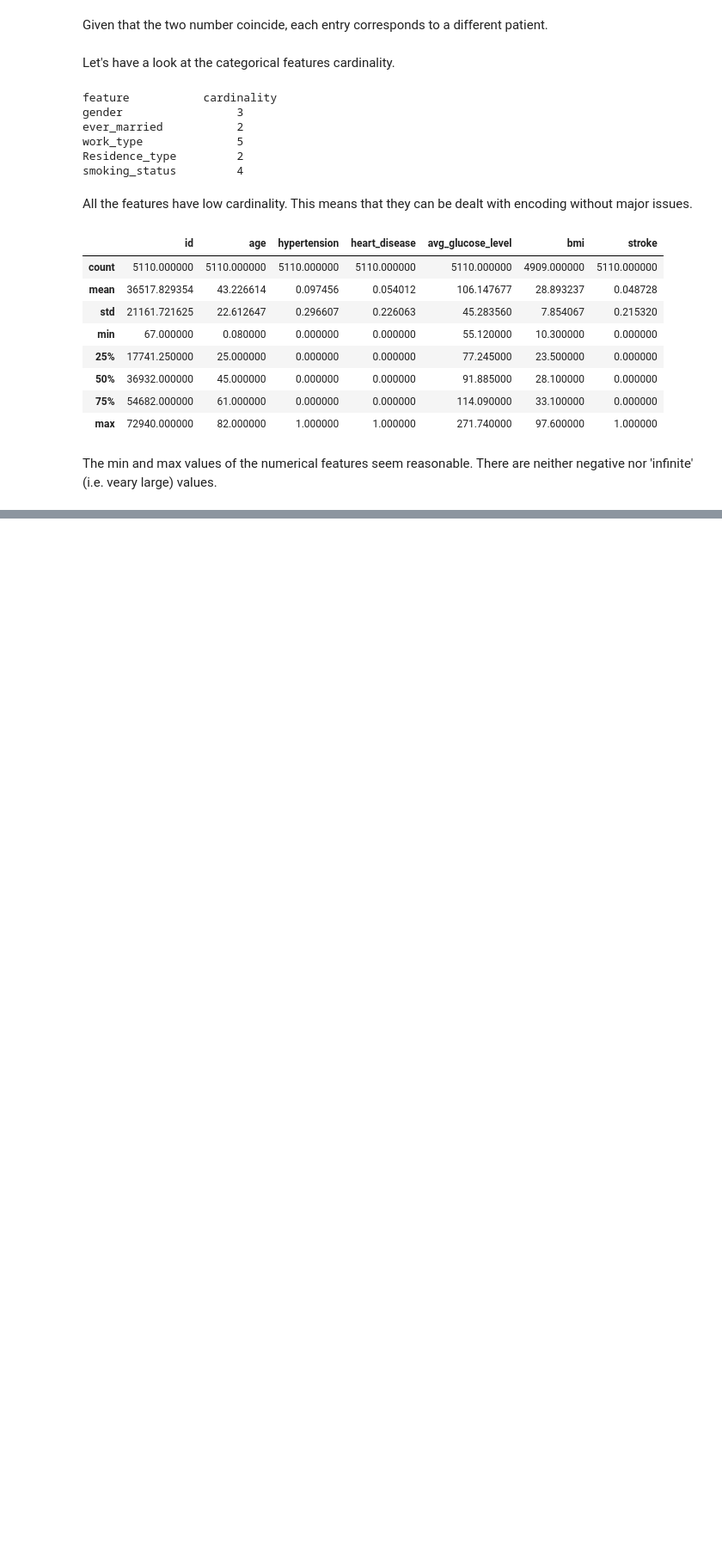
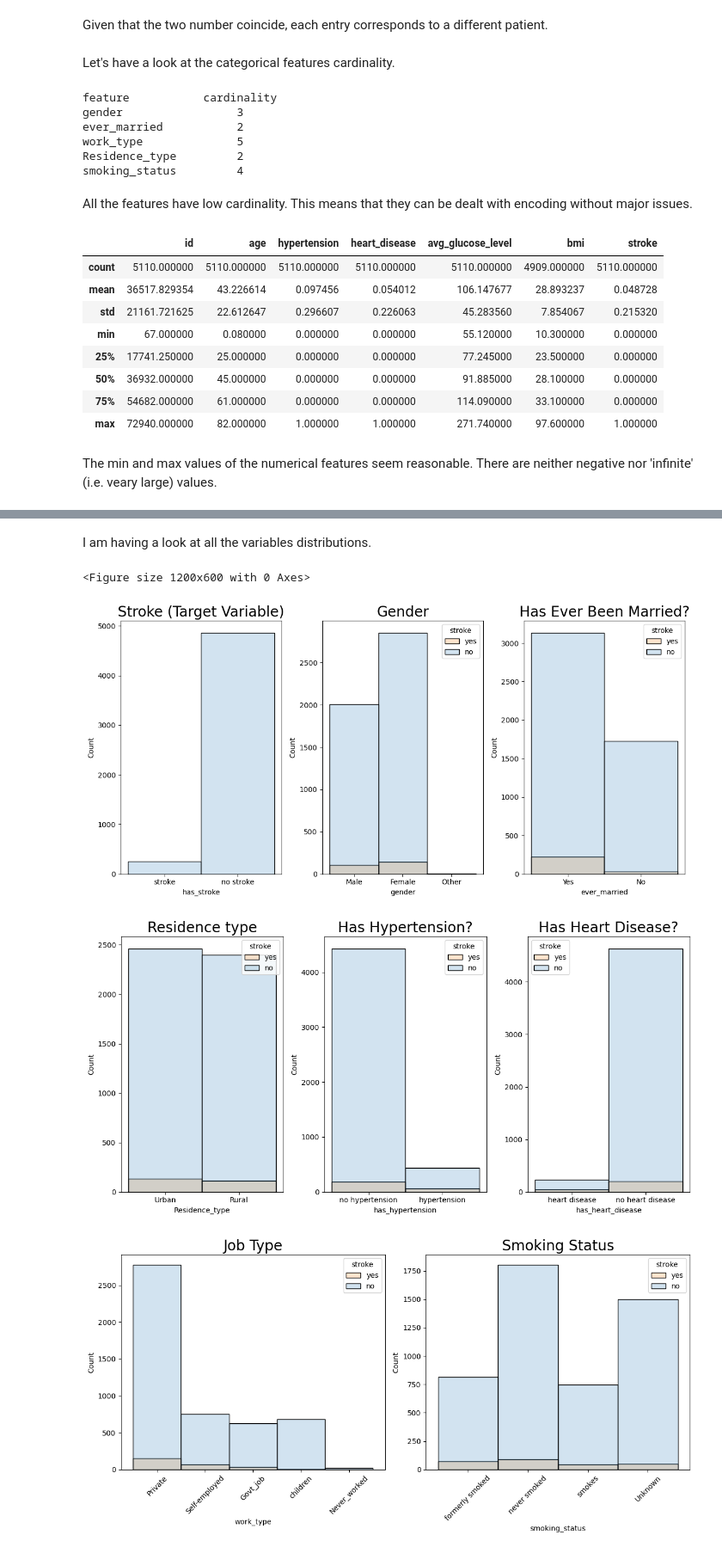
Before and after one commit to pjaiswalusf/Stroke-Prediction, a Jupyter notebook: StrokePrediction.ipynb, the cells around one changed output, grey strips where cells are left out. Shown at 86% size. Saved outputs shown, nothing was run; the diff lists cells and outputs as text; code cells hidden in the pictures; blank space fills up the shorter version.

Commit message:
Exploratory Data Analysis

```diff
--- a/StrokePrediction.ipynb
+++ b/StrokePrediction.ipynb
@@ -150,0 +155,76 @@ The min and max values of the numerical features seem reasonable. There are neit
+# %% [markdown]
+I am having a look at all the variables distributions.
+# %%
+has_stroke = {0:'no stroke', 1:'stroke'}
+data['has_stroke'] = data['stroke'].map(has_stroke)
+
+has_hypertension = {1:'hypertension', 0:'no hypertension'}
+data['has_hypertension'] = data['hypertension'].map(has_hypertension)
+
+has_heart_disease = {1:'heart disease', 0:'no heart disease'}
+data['has_heart_disease'] = data['heart_disease'].map(has_heart_disease)
+
+
+### Figures ###
+bigfig = plt.figure(figsize=(12,6))
+
+(top, central, bottom) = bigfig.subfigures(3,1)
+
+### Top figure ###
+top.subplots_adjust(left=.1, right=.9, wspace=.4, hspace=.4)
+
+fig, (ax1,ax2,ax3) = plt.subplots(ncols=3, figsize=(12,6))
+
+ax1 = sns.histplot(data=data, x='has_stroke', alpha=0.2, ax=ax1)
+ax1.set_title('Stroke (Target Variable)', size=20)
+
+ax2 = sns.histplot(data=data, x='gender', hue='stroke', alpha=0.2, ax=ax2)
+ax2.legend(title='stroke', loc='upper right', labels=['yes', 'no'])
+ax2.set_title('Gender', size=20)
+
+ax3 = sns.histplot(data=data, x='ever_married', hue='stroke', alpha=0.2, ax=ax3)
+ax3.legend(title='stroke', loc='upper right', labels=['yes', 'no'])
+ax3.set_title('Has Ever Been Married?', size=20)
+
+plt.tight_layout()
+
+### Central figure ###
+central.subplots_adjust(left=.1, right=.9, wspace=.4, hspace=.4)
+
+fig, (ax1,ax2,ax3) = plt.subplots(ncols=3, figsize=(12,6))
+
+ax1 = sns.histplot(data=data, x='Residence_type', hue='stroke', alpha=0.2, ax=ax1)
+ax1.legend(title='stroke', loc='upper right', labels=['yes', 'no'])
+ax1.set_title('Residence type', size=20)
+
+ax2 = sns.histplot(data=data, x='has_hypertension', hue='stroke', alpha=0.2, ax=ax2)
+ax2.legend(title='stroke', loc='upper right', labels=['yes', 'no'])
+ax2.set_title('Has Hypertension?', size=20)
+
+ax3 = sns.histplot(data=data, x='has_heart_disease', hue='stroke', alpha=0.2, ax=ax3)
+ax3.legend(title='stroke', loc='upper left', labels=['yes', 'no'])
+ax3.set_title('Has Heart Disease?', size=20)
+
+plt.tight_layout()
+
+### Bottom figure ###
+bottom.subplots_adjust(left=.1, right=.9, wspace=.4, hspace=.4)
+
+fig, (ax1,ax2) = plt.subplots(ncols=2, figsize=(12,6))
+
+ax1 = sns.histplot(data=data, x='work_type', hue='stroke', alpha=0.2, ax=ax1)
+ax1.legend(title='stroke', loc='upper right', labels=['yes', 'no'])
+ax1.set_xticklabels(ax1.get_xticklabels(), rotation=45, size=10)
+ax1.set_title('Job Type', size=20)
+
+ax2 = sns.histplot(data=data, x='smoking_status', hue='stroke', alpha=0.2, ax=ax2)
+ax2.legend(title='stroke', loc='upper right', labels=['yes', 'no'])
+ax2.set_xticklabels(ax2.get_xticklabels(), rotation=45, size=10)
+ax2.set_title('Smoking Status', size=20)
+
+plt.tight_layout()
+# %% [output]
+<Figure size 1200x600 with 0 Axes>
+[figure, added]
+[figure, added]
+[figure, added]
```
Also changed, not shown: parts of 16 cells of this notebook.
